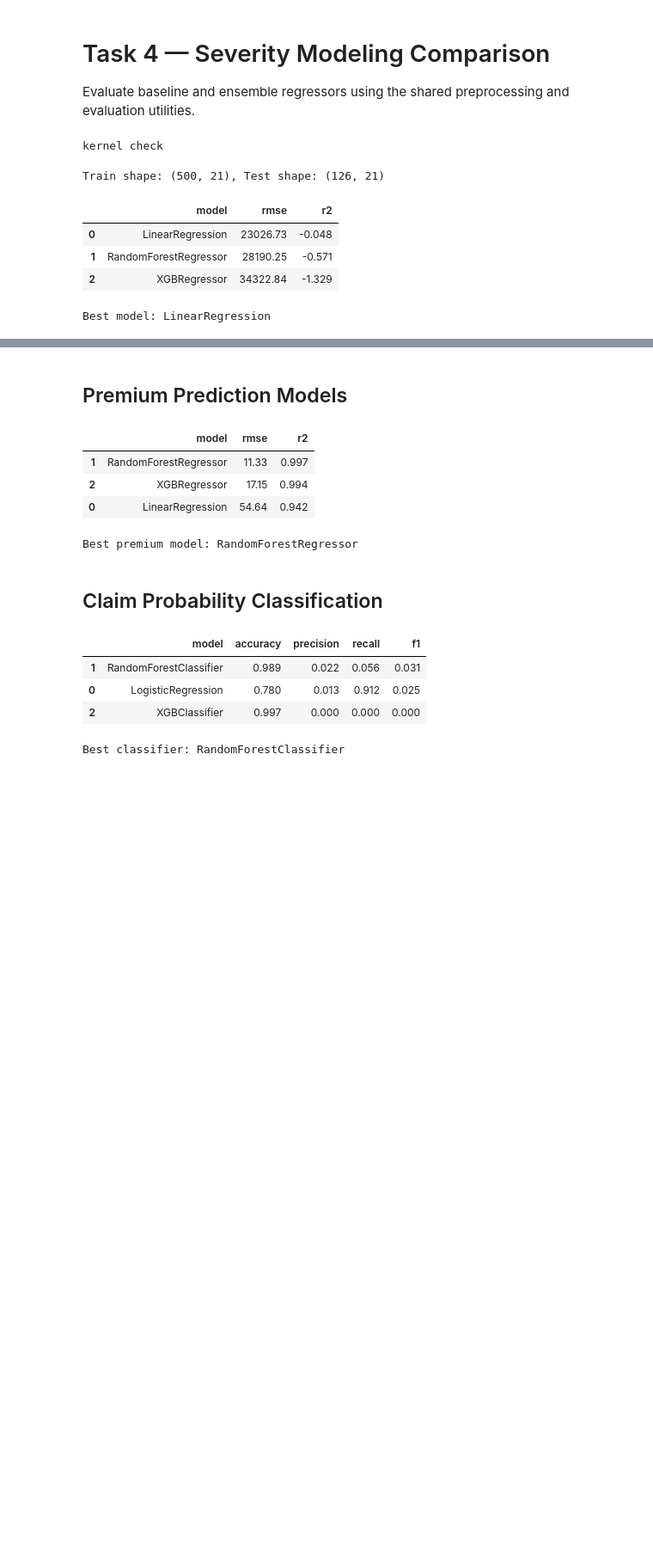
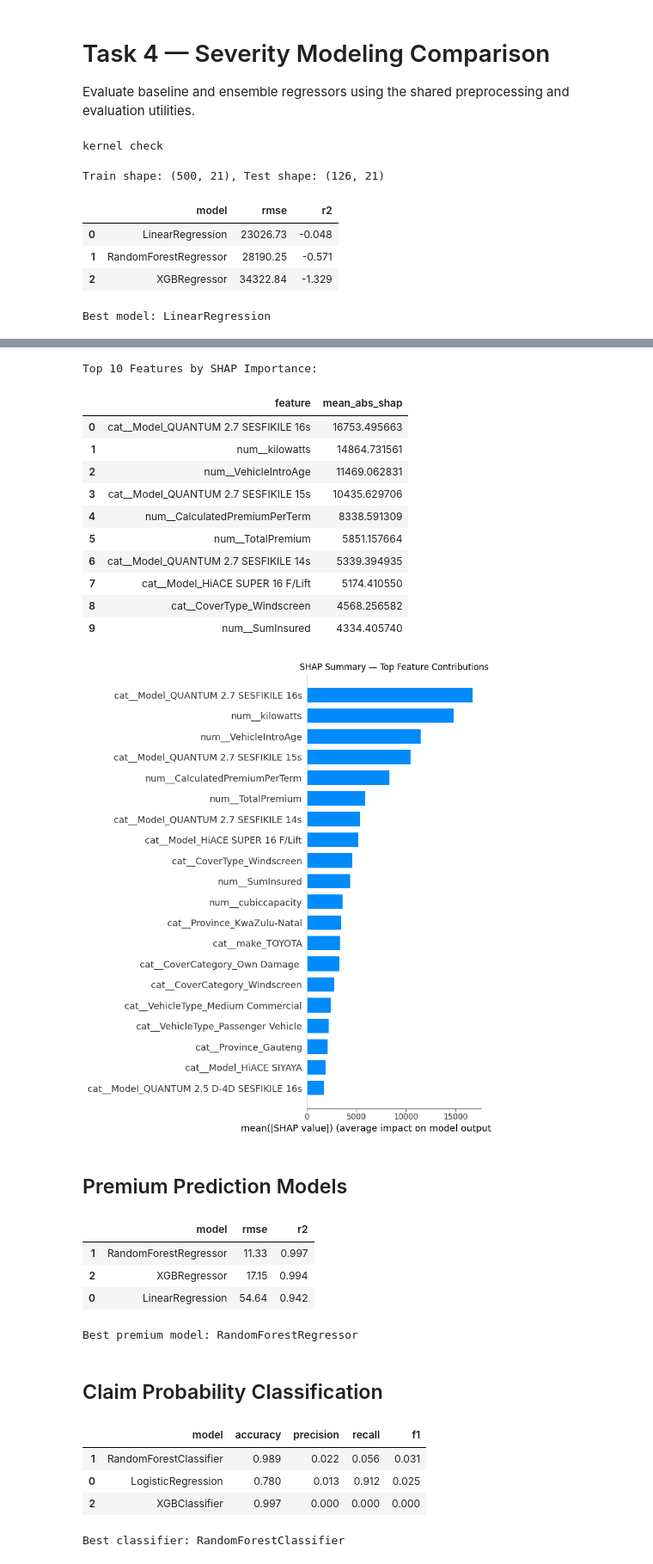
Before and after one commit to alemayehutseganew/Insurance-Risk-Analytics-And-Predictive-Modeling, a Jupyter notebook: notebooks/task4_modeling.ipynb, the cells around one changed output, grey strips where cells are left out. Shown: that part at 86% size. Drawn from its saved outputs; the diff is of its cells as text; code cells hidden in the pictures; blank space fills up the shorter version.

```diff
--- a/notebooks/task4_modeling.ipynb
+++ b/notebooks/task4_modeling.ipynb
@@ -141,3 +261,81 @@ else:
+# %%
+import shap
+import numpy as np
+import matplotlib.pyplot as plt
+
+if not results_df.empty:
+    # Limit background and evaluation sets for performance
+    background = X_train.sample(min(500, len(X_train)), random_state=42)
+    evaluation_data = X_test.head(200)
+
+    # Transform data using the pipeline's preprocessor
+    preprocessor = best_pipeline.named_steps["preprocessor"]
+    model = best_pipeline.named_steps["model"]
+
+    X_bg_transformed = preprocessor.transform(background)
+    X_eval_transformed = preprocessor.transform(evaluation_data)
+
+    # Get feature names
+    try:
+        feature_names = preprocessor.get_feature_names_out()
+    except AttributeError:
+        feature_names = [f"feature_{i}" for i in range(X_bg_transformed.shape[1])]
+
+    # Use the transformed data to explain the inner model
+    explainer = shap.Explainer(model, X_bg_transformed)
+    shap_values = explainer(X_eval_transformed)
+
+    # Handle Explanation object vs list (for classification) vs array
+    if hasattr(shap_values, 'values'):
+        vals = shap_values.values
+    else:
+        vals = shap_values
+
+    # If classification (list of arrays or array with extra dim), take positive class
+    if isinstance(vals, list):
+        vals = vals[1]
+    elif vals.ndim > 2:
+        vals = vals[:, :, 1] # Assuming binary classification, index 1 is positive
+
+    shap_importance = (
+        pd.DataFrame(
+            {
+                "feature": feature_names,
+                "mean_abs_shap": np.abs(vals).mean(0),
+            }
+        )
+        .sort_values("mean_abs_shap", ascending=False)
+        .reset_index(drop=True)
+    )
+
+    print("Top 10 Features by SHAP Importance:")
+    display(shap_importance.head(10))
+    shap.summary_plot(
+        vals,
+        features=X_eval_transformed,
+        feature_names=feature_names,
+        plot_type="bar",
+        show=False,
+    )
+    plt.title("SHAP Summary — Top Feature Contributions")
+    plt.tight_layout()
+    plt.show()
+else:
+    print("SHAP skipped because severity models are unavailable.")
+# %% [output]
+Top 10 Features by SHAP Importance:
+|  | feature | mean_abs_shap |
+| 0 | cat__Model_QUANTUM 2.7 SESFIKILE 16s | 16753.495663 |
+| 1 | num__kilowatts | 14864.731561 |
+| 2 | num__VehicleIntroAge | 11469.062831 |
+| 3 | cat__Model_QUANTUM 2.7 SESFIKILE 15s | 10435.629706 |
+| 4 | num__CalculatedPremiumPerTerm | 8338.591309 |
+| 5 | num__TotalPremium | 5851.157664 |
+| 6 | cat__Model_QUANTUM 2.7 SESFIKILE 14s | 5339.394935 |
+| 7 | cat__Model_HiACE SUPER 16 F/Lift | 5174.410550 |
+| 8 | cat__CoverType_Windscreen | 4568.256582 |
+| 9 | num__SumInsured | 4334.405740 |
+[figure, added]
 # %% [markdown]
 ## Premium Prediction Models
 # %%
```
Also changed, not shown: parts of 7 cells of this notebook, 18 other files.
